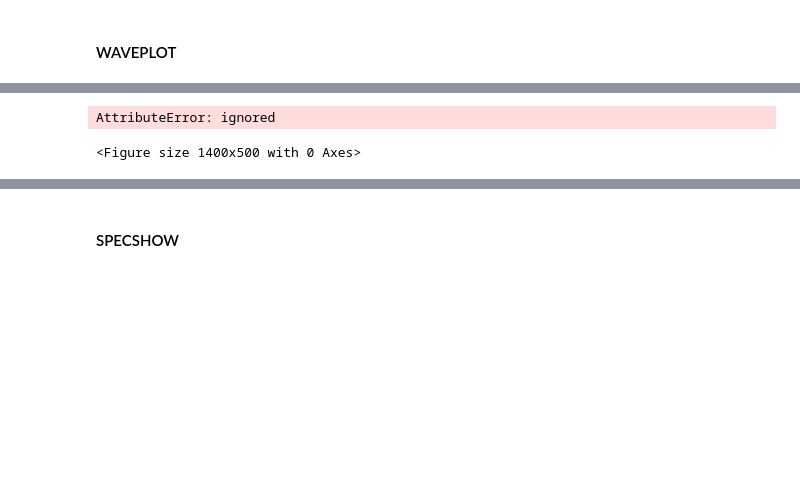
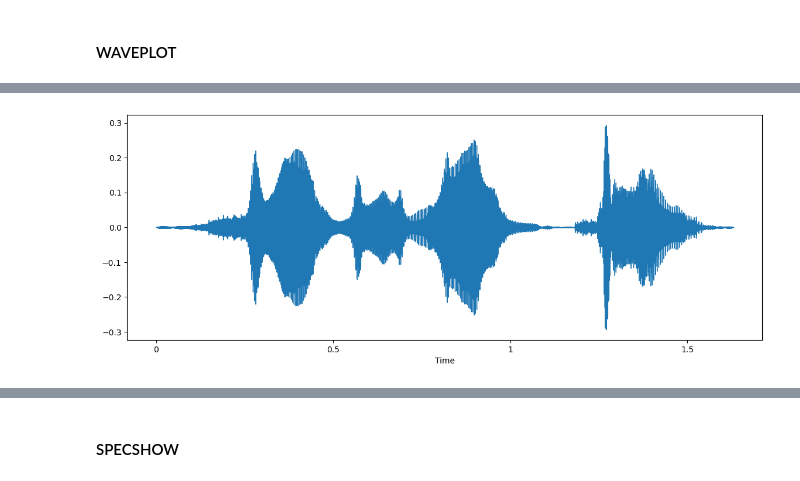
Before and after one commit to Listin4ever/Audio-Sentiment-Analysis, a Jupyter notebook: emotional_speech_recognition_audio_process_all.ipynb, the cells around one changed output, grey strips where cells are left out. Saved outputs shown, nothing was run; the diff lists cells and outputs as text; code cells hidden in the pictures; blank space fills up the shorter version.

```diff
--- a/emotional_speech_recognition_audio_process_all.ipynb
+++ b/emotional_speech_recognition_audio_process_all.ipynb
@@ -355,8 +372,6 @@ Requirement already satisfied: certifi>=2017.4.17 in /usr/local/lib/python3.10/d
 figure = plt.figure(figsize=(14,5))
 
 audio_speech,rate = librosa.load(Main_Wav_Data["WAV"][134])
-librosa.display.waveplot(audio_speech,sr=rate)
+librosa.display.waveshow(audio_speech,sr=rate)
 Audio(audio_speech,rate=rate)
 # %% [output]
-AttributeError: ignored
-<Figure size 1400x500 with 0 Axes>
@@ -363,3 +379,4 @@ AttributeError: ignored
+[figure, added]
 # %%
 figure = plt.figure(figsize=(14,5))
 
```
Also changed, not shown: parts of 53 cells of this notebook.
